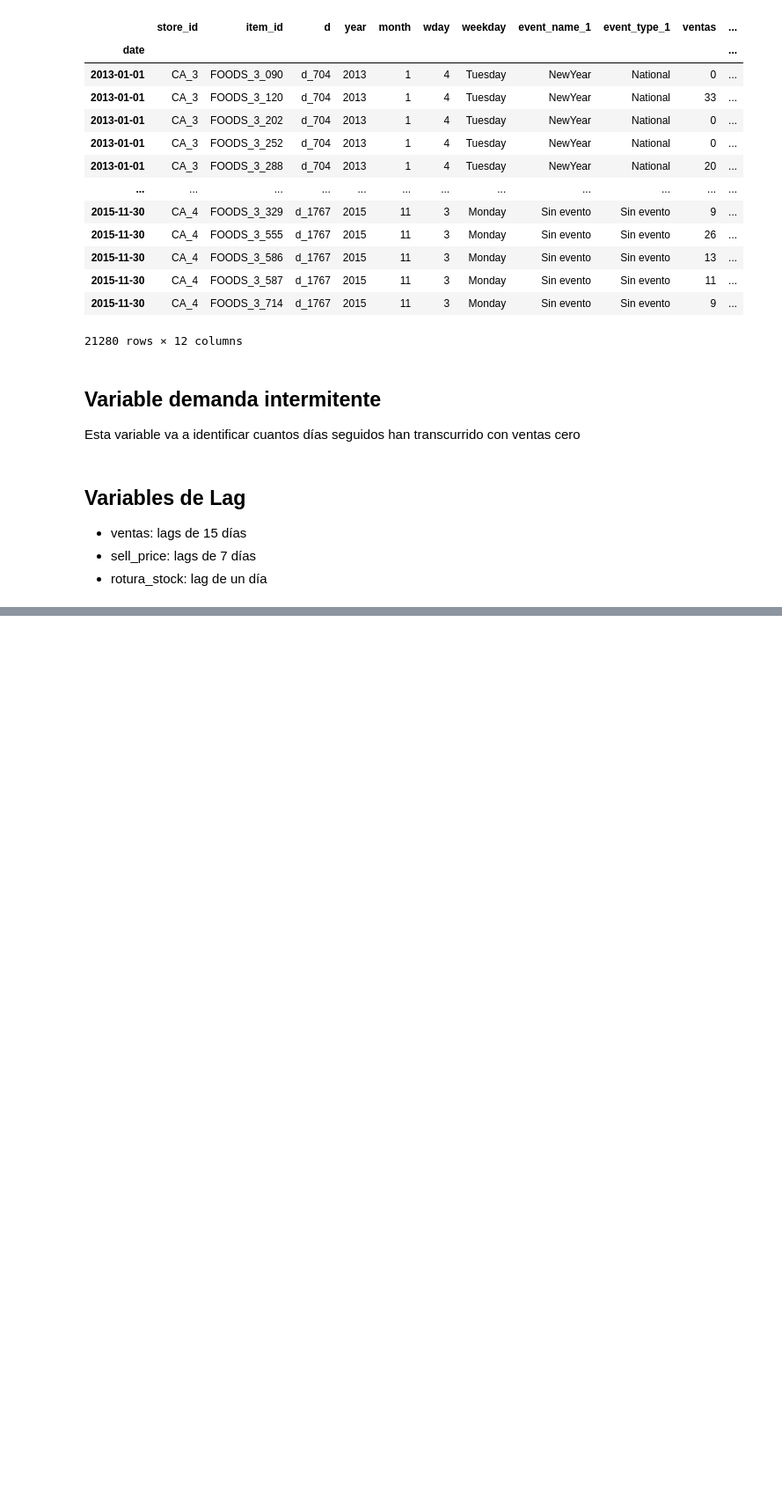
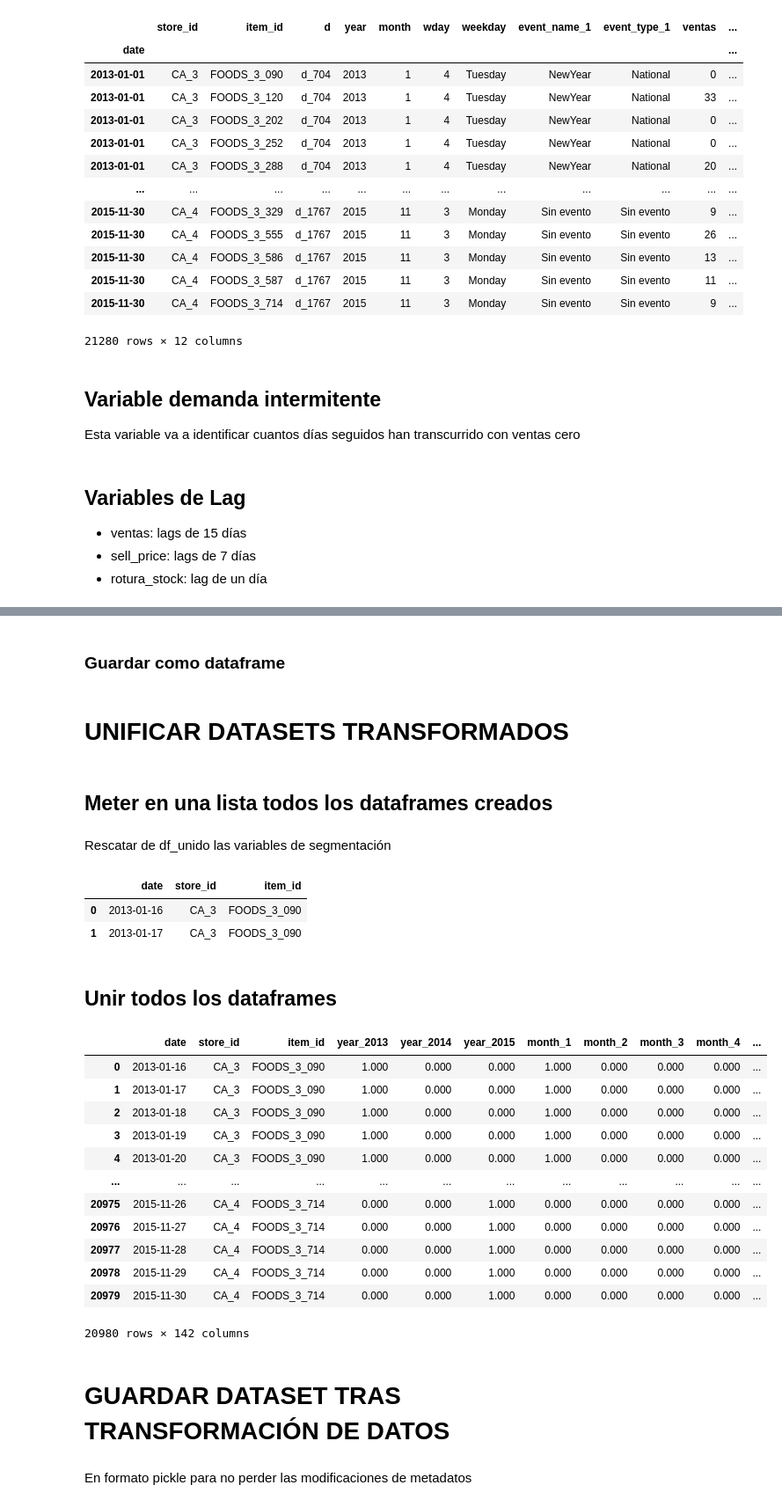
Before and after one commit to PabloHVega/ForecastingRetail, a Jupyter notebook: 03_notebooks/04_Transformacion_de_Datos.ipynb, the cells around one changed output, grey strips where cells are left out. Shown at 88% size. Cells and saved outputs as stored; diff of their text form; code cells hidden in the pictures; blank space fills up the shorter version.

```diff
--- a/03_notebooks/04_Transformacion_de_Datos.ipynb
+++ b/03_notebooks/04_Transformacion_de_Datos.ipynb
@@ -95,0 +280,50 @@ lags_
+# %%
+cat_te = te.fit_transform(cat[var_te], y = target)
+# %% [markdown]
+### Guardar como dataframe
+# %%
+# Añadir sufijos a los nombres
+nombres_te = [variable + '_te' for variable in var_te]
+
+# Guardar como dataframe
+cat_te = pd.DataFrame(cat_te, columns = nombres_te)
+# %% [markdown]
+# UNIFICAR DATASETS TRANSFORMADOS
+# %% [markdown]
+## Meter en una lista todos los dataframes creados
+# %% [markdown]
+Rescatar de df_unido las variables de segmentación
+# %%
+de_df_unido = df_unido[['store_id', 'item_id']].reset_index()
+
+de_df_unido.head(2)
+# %% [output]
+|  | date | store_id | item_id |
+| 0 | 2013-01-16 | CA_3 | FOODS_3_090 |
+| 1 | 2013-01-17 | CA_3 | FOODS_3_090 |
+# %% [markdown]
+## Unir todos los dataframes
+# %%
+dataframes = [de_df_unido, cat_ohe, cat_te, num.reset_index(drop=True)]
+# %%
+df_tablon = pd.concat(dataframes, axis=1)
+
+df_tablon
+# %% [output]
+|  | date | store_id | item_id | year_2013 | year_2014 | year_2015 | month_1 | month_2 | month_3 | month_4 | ... |
+| 0 | 2013-01-16 | CA_3 | FOODS_3_090 | 1.000 | 0.000 | 0.000 | 1.000 | 0.000 | 0.000 | 0.000 | ... |
+| 1 | 2013-01-17 | CA_3 | FOODS_3_090 | 1.000 | 0.000 | 0.000 | 1.000 | 0.000 | 0.000 | 0.000 | ... |
+| 2 | 2013-01-18 | CA_3 | FOODS_3_090 | 1.000 | 0.000 | 0.000 | 1.000 | 0.000 | 0.000 | 0.000 | ... |
+| 3 | 2013-01-19 | CA_3 | FOODS_3_090 | 1.000 | 0.000 | 0.000 | 1.000 | 0.000 | 0.000 | 0.000 | ... |
+| 4 | 2013-01-20 | CA_3 | FOODS_3_090 | 1.000 | 0.000 | 0.000 | 1.000 | 0.000 | 0.000 | 0.000 | ... |
+| ... | ... | ... | ... | ... | ... | ... | ... | ... | ... | ... | ... |
+| 20975 | 2015-11-26 | CA_4 | FOODS_3_714 | 0.000 | 0.000 | 1.000 | 0.000 | 0.000 | 0.000 | 0.000 | ... |
+| 20976 | 2015-11-27 | CA_4 | FOODS_3_714 | 0.000 | 0.000 | 1.000 | 0.000 | 0.000 | 0.000 | 0.000 | ... |
+| 20977 | 2015-11-28 | CA_4 | FOODS_3_714 | 0.000 | 0.000 | 1.000 | 0.000 | 0.000 | 0.000 | 0.000 | ... |
+| 20978 | 2015-11-29 | CA_4 | FOODS_3_714 | 0.000 | 0.000 | 1.000 | 0.000 | 0.000 | 0.000 | 0.000 | ... |
+| 20979 | 2015-11-30 | CA_4 | FOODS_3_714 | 0.000 | 0.000 | 1.000 | 0.000 | 0.000 | 0.000 | 0.000 | ... |
+20980 rows × 142 columns
+# %% [markdown]
+# GUARDAR DATASET TRAS TRANSFORMACIÓN DE DATOS
+# %% [markdown]
+En formato pickle para no perder las modificaciones de metadatos
```
Also changed, not shown: parts of 43 cells of this notebook, 1 other file.
